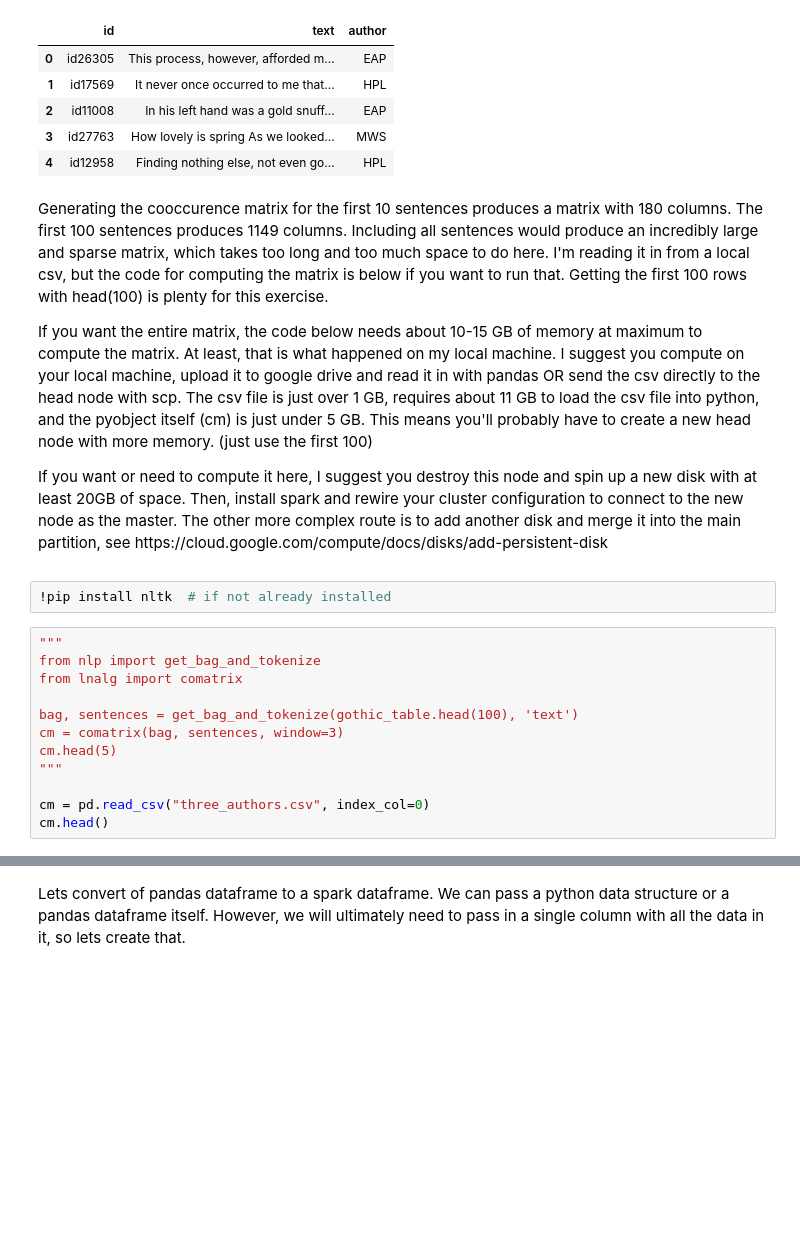
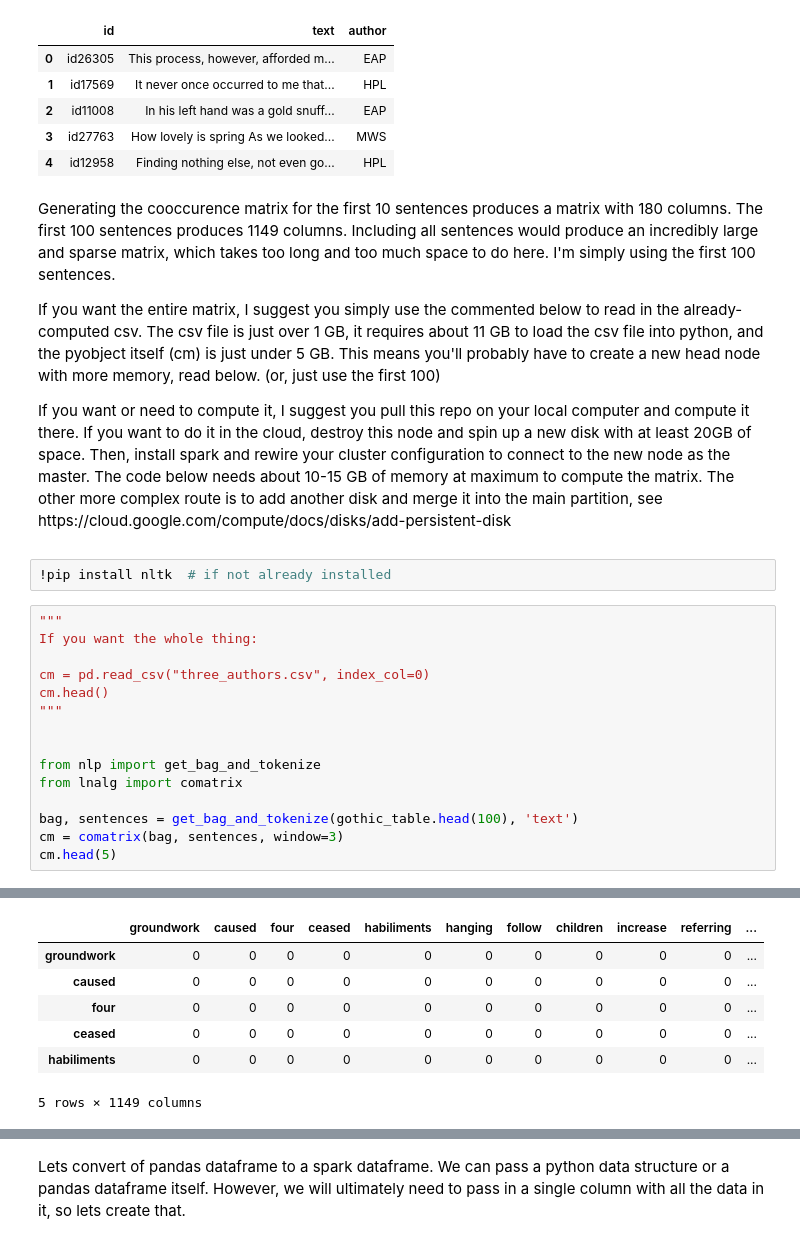
Before and after one commit to JakeUrban/PiSpark, a Jupyter notebook: spark_knn.ipynb, the cells around one changed output, grey strips where cells are left out. Cells and saved outputs as stored; diff of their text form; blank space fills up the shorter version.

Commit message:
Reconfigured Spark

```diff
--- a/spark_knn.ipynb
+++ b/spark_knn.ipynb
@@ -87,23 +88,27 @@ gothic_table.head(5)
 # %% [markdown]
 <div class=h1_cell>
 <p>
-Generating the cooccurence matrix for the first 10 sentences produces a matrix with 180 columns. The first 100 sentences produces 1149 columns. Including all sentences would produce an incredibly large and sparse matrix, which takes too long and too much space to do here. I'm reading it in from a local csv, but the code for computing the matrix is below if you want to run that. Getting the first 100 rows with head(100) is plenty for this exercise.
+Generating the cooccurence matrix for the first 10 sentences produces a matrix with 180 columns. The first 100 sentences produces 1149 columns. Including all sentences would produce an incredibly large and sparse matrix, which takes too long and too much space to do here. I'm simply using the first 100 sentences.
 <p>
-If you want the entire matrix, the code below needs about 10-15 GB of memory at maximum to compute the matrix. At least, that is what happened on my local machine. I suggest you compute on your local machine, upload it to google drive and read it in with pandas OR send the csv directly to the head node with scp. The csv file is just over 1 GB, requires about 11 GB to load the csv file into python, and the pyobject itself (cm) is just under 5 GB. This means you'll probably have to create a new head node with more memory. (just use the first 100)
+If you want the entire matrix, I suggest you simply use the commented below to read in the already-computed csv. The csv file is just over 1 GB, it requires about 11 GB to load the csv file into python, and the pyobject itself (cm) is just under 5 GB. This means you'll probably have to create a new head node with more memory, read below. (or, just use the first 100)
 <p>
-If you want or need to compute it here, I suggest you destroy this node and spin up a new disk with at least 20GB of space. Then, install spark and rewire your cluster configuration to connect to the new node as the master. The other more complex route is to add another disk and merge it into the main partition, see https://cloud.google.com/compute/docs/disks/add-persistent-disk
+If you want or need to compute it, I suggest you pull this repo on your local computer and compute it there. If you want to do it in the cloud, destroy this node and spin up a new disk with at least 20GB of space. Then, install spark and rewire your cluster configuration to connect to the new node as the master. The code below needs about 10-15 GB of memory at maximum to compute the matrix. The other more complex route is to add another disk and merge it into the main partition, see https://cloud.google.com/compute/docs/disks/add-persistent-disk
 </div>
 # %%
 !pip install nltk  # if not already installed
 # %%
 """
+If you want the whole thing:
+
+cm = pd.read_csv("three_authors.csv", index_col=0)
+cm.head()
+"""
+
+
 from nlp import get_bag_and_tokenize
 from lnalg import comatrix
 
 bag, sentences = get_bag_and_tokenize(gothic_table.head(100), 'text')
 cm = comatrix(bag, sentences, window=3)
 cm.head(5)
-"""
-
-cm = pd.read_csv("three_authors.csv", index_col=0)
-cm.head()
+# %% [output]
@@ -110,3 +118,10 @@ cm.head()
+|  | groundwork | caused | four | ceased | habiliments | hanging | follow | children | increase | referring | ... |
+| groundwork | 0 | 0 | 0 | 0 | 0 | 0 | 0 | 0 | 0 | 0 | ... |
+| caused | 0 | 0 | 0 | 0 | 0 | 0 | 0 | 0 | 0 | 0 | ... |
+| four | 0 | 0 | 0 | 0 | 0 | 0 | 0 | 0 | 0 | 0 | ... |
+| ceased | 0 | 0 | 0 | 0 | 0 | 0 | 0 | 0 | 0 | 0 | ... |
+| habiliments | 0 | 0 | 0 | 0 | 0 | 0 | 0 | 0 | 0 | 0 | ... |
+5 rows × 1149 columns
 # %%
 import sys
 
```
Also changed, not shown: parts of 18 cells of this notebook.
